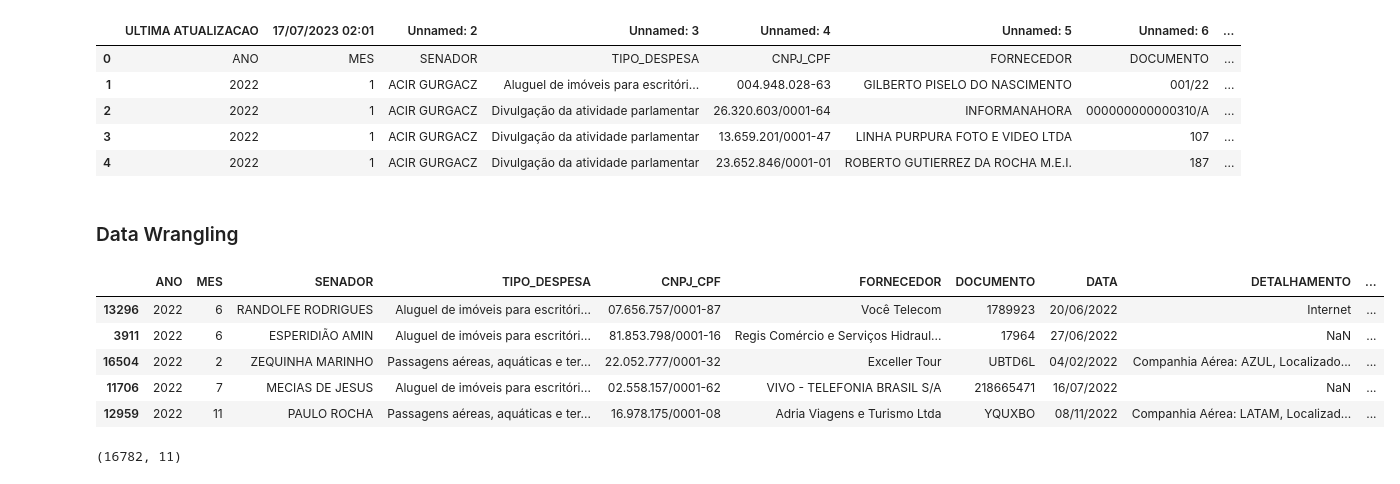
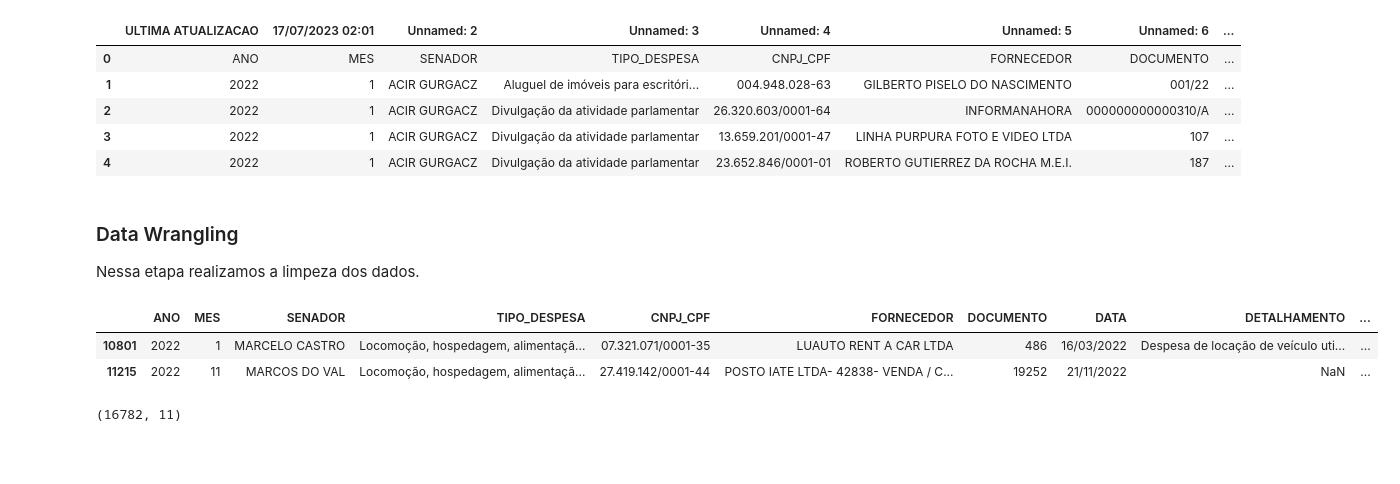
Before and after one commit to AlbertoFAraujo/Py_AnaliseCeaps, a Jupyter notebook: AnaliseExpCeasp.ipynb, the cells around one changed output. Cells and saved outputs as stored; diff of their text form; code cells hidden in the pictures; blank space fills up the shorter version.

```diff
--- a/AnaliseExpCeasp.ipynb
+++ b/AnaliseExpCeasp.ipynb
@@ -22,6 +29,8 @@ display(df.head(5))
 | 4 | 2022 | 1 | ACIR GURGACZ | Divulgação da atividade parlamentar | 23.652.846/0001-01 | ROBERTO GUTIERREZ DA ROCHA M.E.I. | 187 | ... |
 # %% [markdown]
 ### Data Wrangling
+
+Nessa etapa realizamos a limpeza dos dados.
 # %%
 # Definir a primeira linha como cabeçalho
 df.columns = df.iloc[0]
@@ -29,14 +38,11 @@ df.columns = df.iloc[0]
 # Excluir a primeira linha duplicada
 df = df[1:]
 # %%
-    df.sample(5)
+df.sample(2)
 # %% [output]
 |  | ANO | MES | SENADOR | TIPO_DESPESA | CNPJ_CPF | FORNECEDOR | DOCUMENTO | DATA | DETALHAMENTO | ... |
-| 13296 | 2022 | 6 | RANDOLFE RODRIGUES | Aluguel de imóveis para escritóri... | 07.656.757/0001-87 | Você Telecom | 1789923 | 20/06/2022 | Internet | ... |
-| 3911 | 2022 | 6 | ESPERIDIÃO AMIN | Aluguel de imóveis para escritóri... | 81.853.798/0001-16 | Regis Comércio e Serviços Hidraul... | 17964 | 27/06/2022 | NaN | ... |
-| 16504 | 2022 | 2 | ZEQUINHA MARINHO | Passagens aéreas, aquáticas e ter... | 22.052.777/0001-32 | Exceller Tour | UBTD6L | 04/02/2022 | Companhia Aérea: AZUL, Localizado... | ... |
-| 11706 | 2022 | 7 | MECIAS DE JESUS | Aluguel de imóveis para escritóri... | 02.558.157/0001-62 | VIVO - TELEFONIA BRASIL S/A | 218665471 | 16/07/2022 | NaN | ... |
-| 12959 | 2022 | 11 | PAULO ROCHA | Passagens aéreas, aquáticas e ter... | 16.978.175/0001-08 | Adria Viagens e Turismo Ltda | YQUXBO | 08/11/2022 | Companhia Aérea: LATAM, Localizad... | ... |
+| 10801 | 2022 | 1 | MARCELO CASTRO | Locomoção, hospedagem, alimentaçã... | 07.321.071/0001-35 | LUAUTO RENT A CAR LTDA | 486 | 16/03/2022 | Despesa de locação de veículo uti... | ... |
+| 11215 | 2022 | 11 | MARCOS DO VAL | Locomoção, hospedagem, alimentaçã... | 27.419.142/0001-44 | POSTO IATE LTDA- 42838- VENDA / C... | 19252 | 21/11/2022 | NaN | ... |
 # %%
 # Verificar a quantidade de linhas e colunas
 df.shape
```
Also changed, not shown: parts of 21 cells of this notebook, 6 other files.
